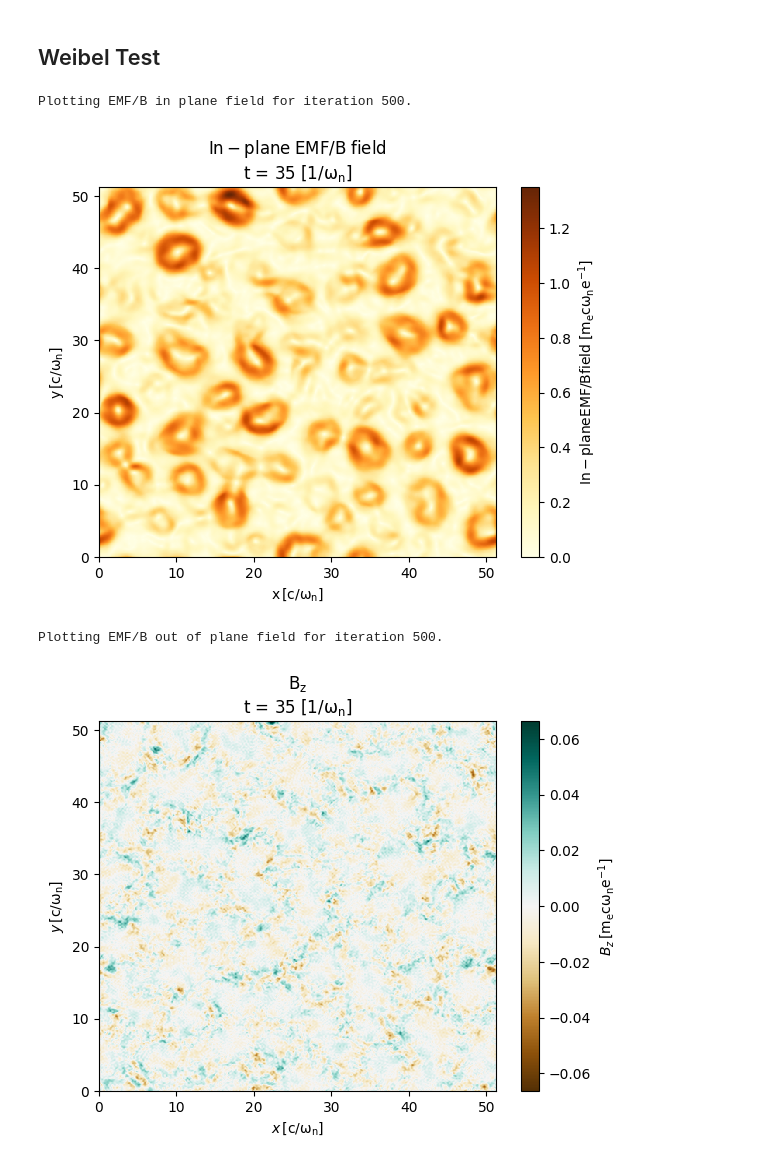
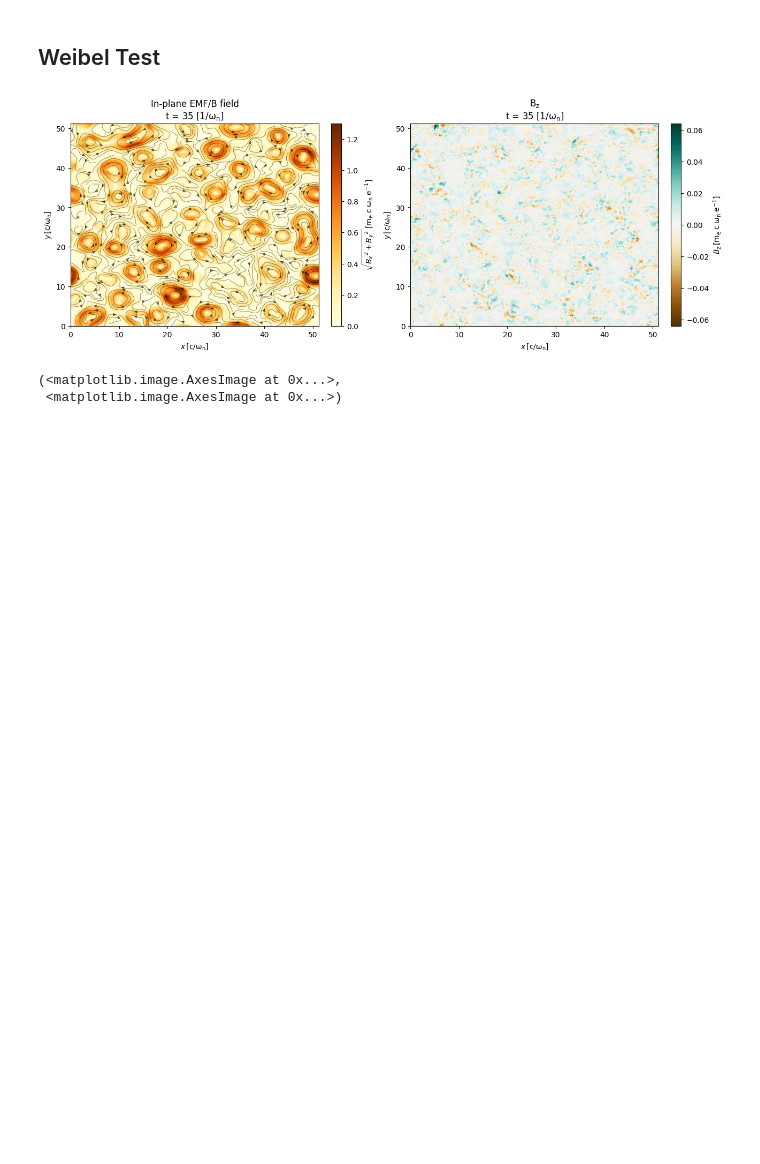
Before and after one commit to ricardo-fonseca/zpic-parallel, a Jupyter notebook: cuda-mpi/em2ds/Debug-cuda-mpi-em2ds.ipynb, the cells around one changed output. Drawn from its saved outputs; the diff is of its cells as text; code cells hidden in the pictures; blank space fills up the shorter version.

```diff
--- a/cuda-mpi/em2ds/Debug-cuda-mpi-em2ds.ipynb
+++ b/cuda-mpi/em2ds/Debug-cuda-mpi-em2ds.ipynb
@@ -225,15 +225,14 @@ Plotting CHARGE/frho-000001.zdf
 # %%
 import visxd
 
 iter = 500
 # iter = 2143
 
-visxd.plot_vfield2d("EMF/B", iter)
+visxd.plot_vfield2d("EMF/B", iter, lines = True, lines_kwargs=dict(density=3.0, color="#00000080")  )
 # %% [output]
+[figure, new version]
-Plotting EMF/B in plane field for iteration 500.
+(<matplotlib.image.AxesImage at 0x...>,
+ <matplotlib.image.AxesImage at 0x...>)
-[figure, old version]
-Plotting EMF/B out of plane field for iteration 500.
-[figure, removed]
 # %%
 import visxd
 visxd.plot_data("PHASESPACE/electrons/electrons-uxuy", 500)
```
Also changed, not shown: parts of 1 cell of this notebook, 1 other file.
